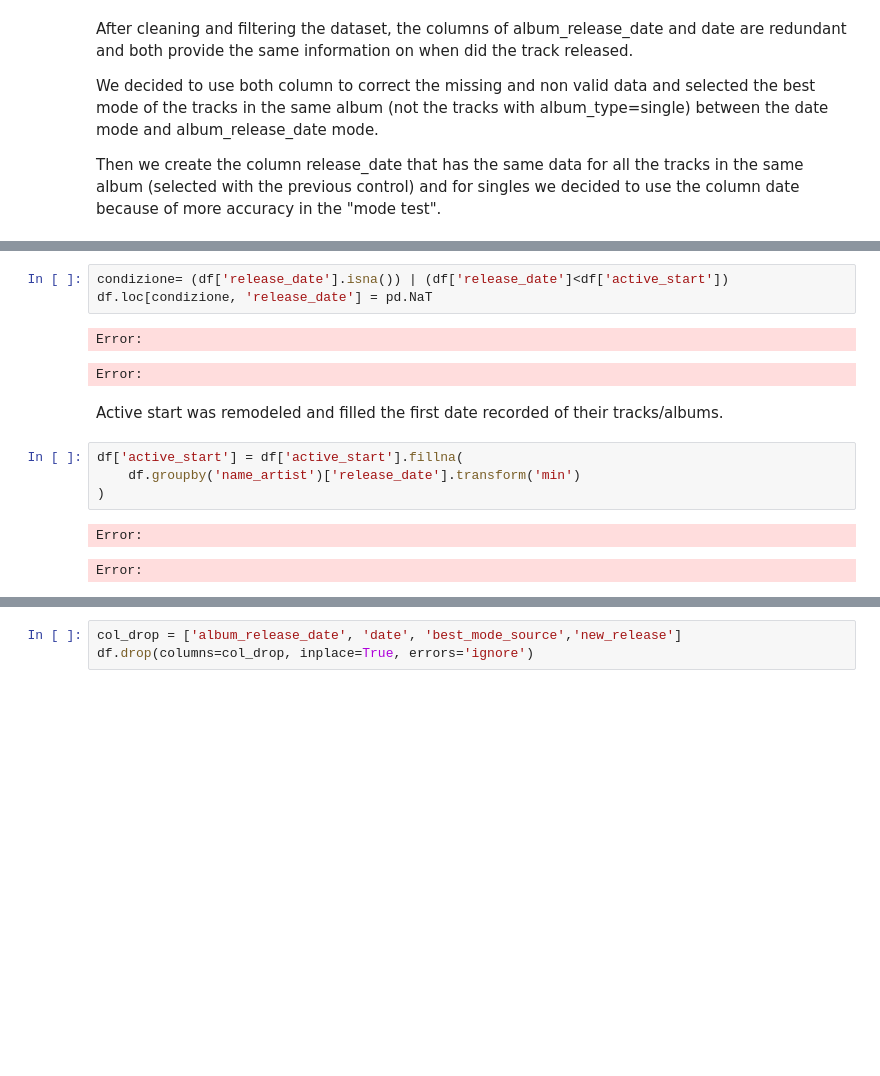
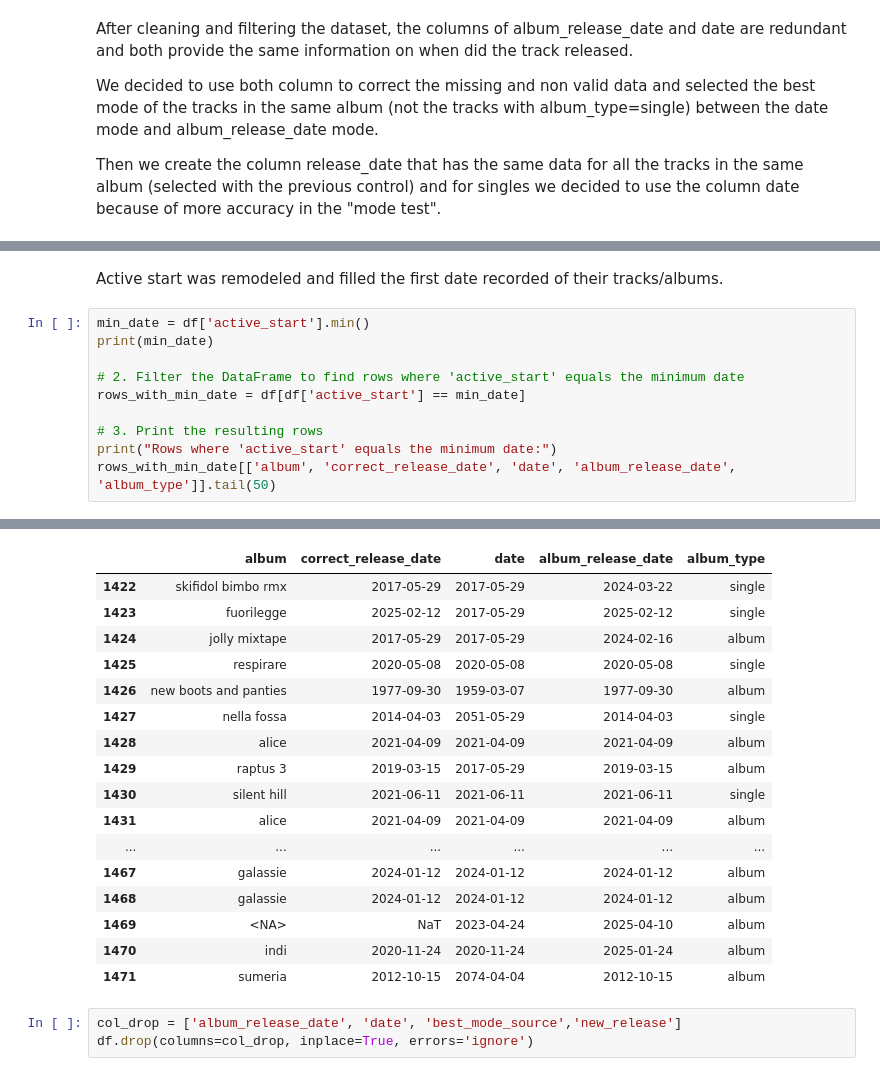
Before and after one commit to Syreel/DataMining, a Jupyter notebook: data_preparation.ipynb, the cells around one changed output, grey strips where cells are left out. Saved outputs shown, nothing was run; the diff lists cells and outputs as text; blank space fills up the shorter version.

```diff
--- a/data_preparation.ipynb
+++ b/data_preparation.ipynb
@@ -1572,15 +1295,13 @@ Error:
-# %%
-condizione= (df['release_date'].isna()) | (df['release_date']<df['active_start'])
-df.loc[condizione, 'release_date'] = pd.NaT
-# %% [output]
-Error:
-Error:
 # %% [markdown]
 Active start was remodeled and filled the first date recorded of their tracks/albums.
-# %%
-df['active_start'] = df['active_start'].fillna(
-    df.groupby('name_artist')['release_date'].transform('min')
-)
-# %% [output]
-Error:
-Error:
+# %%
+min_date = df['active_start'].min()
+print(min_date)
+
+# 2. Filter the DataFrame to find rows where 'active_start' equals the minimum date
+rows_with_min_date = df[df['active_start'] == min_date]
+
+# 3. Print the resulting rows
+print("Rows where 'active_start' equals the minimum date:")
+rows_with_min_date[['album', 'correct_release_date', 'date', 'album_release_date', 'album_type']].tail(50)
+# %% [output]
@@ -1587,3 +1310,20 @@ Error:
+|  | album | correct_release_date | date | album_release_date | album_type |
+| 1422 | skifidol bimbo rmx | 2017-05-29 | 2017-05-29 | 2024-03-22 | single |
+| 1423 | fuorilegge | 2025-02-12 | 2017-05-29 | 2025-02-12 | single |
+| 1424 | jolly mixtape | 2017-05-29 | 2017-05-29 | 2024-02-16 | album |
+| 1425 | respirare | 2020-05-08 | 2020-05-08 | 2020-05-08 | single |
+| 1426 | new boots and panties | 1977-09-30 | 1959-03-07 | 1977-09-30 | album |
+| 1427 | nella fossa | 2014-04-03 | 2051-05-29 | 2014-04-03 | single |
+| 1428 | alice | 2021-04-09 | 2021-04-09 | 2021-04-09 | album |
+| 1429 | raptus 3 | 2019-03-15 | 2017-05-29 | 2019-03-15 | album |
+| 1430 | silent hill | 2021-06-11 | 2021-06-11 | 2021-06-11 | single |
+| 1431 | alice | 2021-04-09 | 2021-04-09 | 2021-04-09 | album |
+| ... | ... | ... | ... | ... | ... |
+| 1467 | galassie | 2024-01-12 | 2024-01-12 | 2024-01-12 | album |
+| 1468 | galassie | 2024-01-12 | 2024-01-12 | 2024-01-12 | album |
+| 1469 | <NA> | NaT | 2023-04-24 | 2025-04-10 | album |
+| 1470 | indi | 2020-11-24 | 2020-11-24 | 2025-01-24 | album |
+| 1471 | sumeria | 2012-10-15 | 2074-04-04 | 2012-10-15 | album |
 # %%
 col_drop = ['album_release_date', 'date', 'best_mode_source','new_release']
 df.drop(columns=col_drop, inplace=True, errors='ignore')
```
Also changed, not shown: parts of 42 cells of this notebook.
